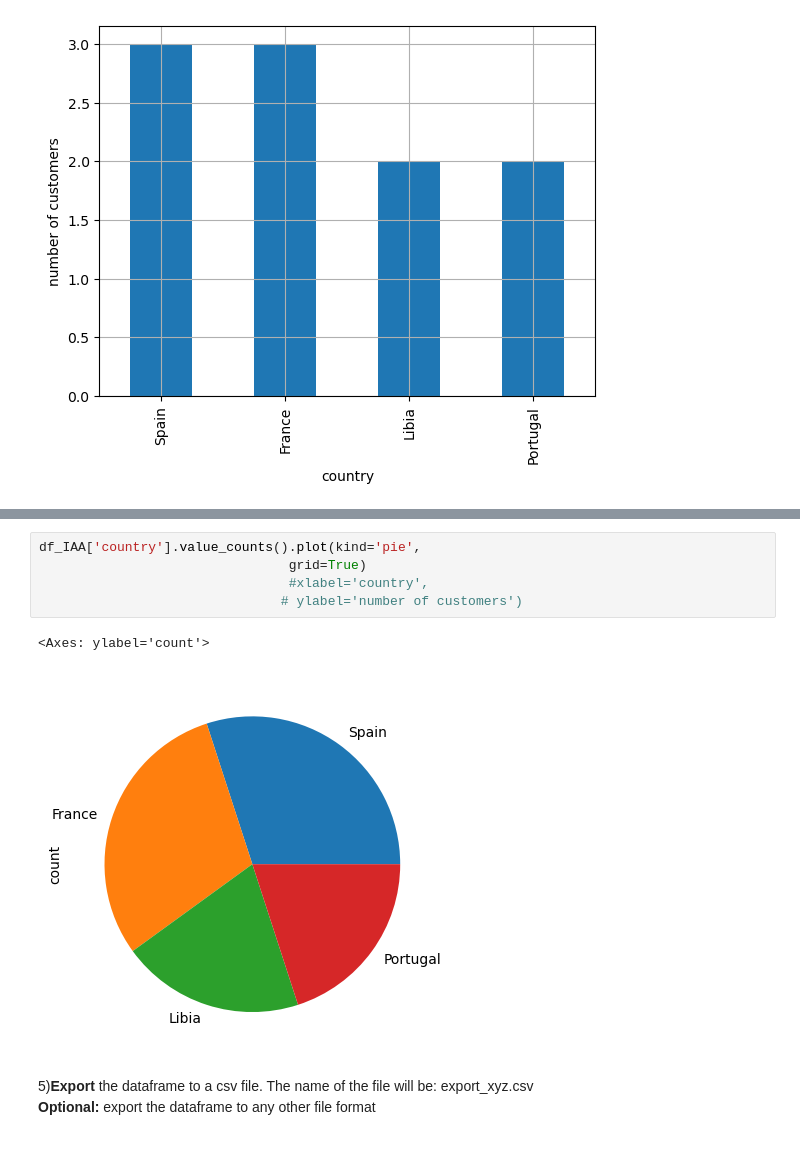
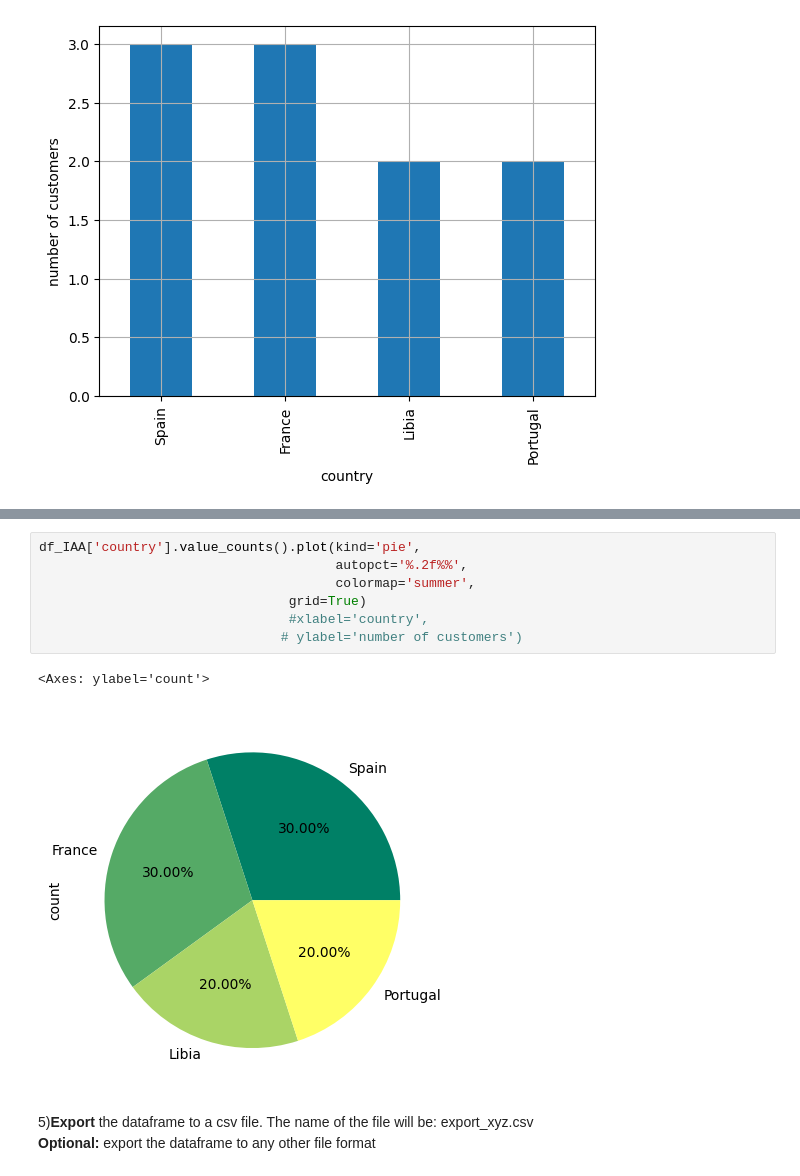
Before and after one commit to intisar2024/master_ITM, a Jupyter notebook: Assesment_M04.ipynb, the cells around one changed output, grey strips where cells are left out. Drawn from its saved outputs; the diff is of its cells as text.

```diff
--- a/Assesment_M04.ipynb
+++ b/Assesment_M04.ipynb
@@ -210,11 +219,13 @@ df_jvg['country'].value_counts().plot(kind='bar',
 # %%
 df_IAA['country'].value_counts().plot(kind='pie',
+                                      autopct='%.2f%%',
+                                      colormap='summer',
                                 grid=True)
                                 #xlabel='country',
                                # ylabel='number of customers')
 # %% [output]
 <Axes: ylabel='count'>
-[figure, old version]
+[figure, new version]
 # %% [markdown]
 5)__Export__ the dataframe to a csv file. The name of the file will be: export_xyz.csv
 __Optional:__ export the dataframe to any other file format
```
Also changed, not shown: parts of 4 cells of this notebook.
